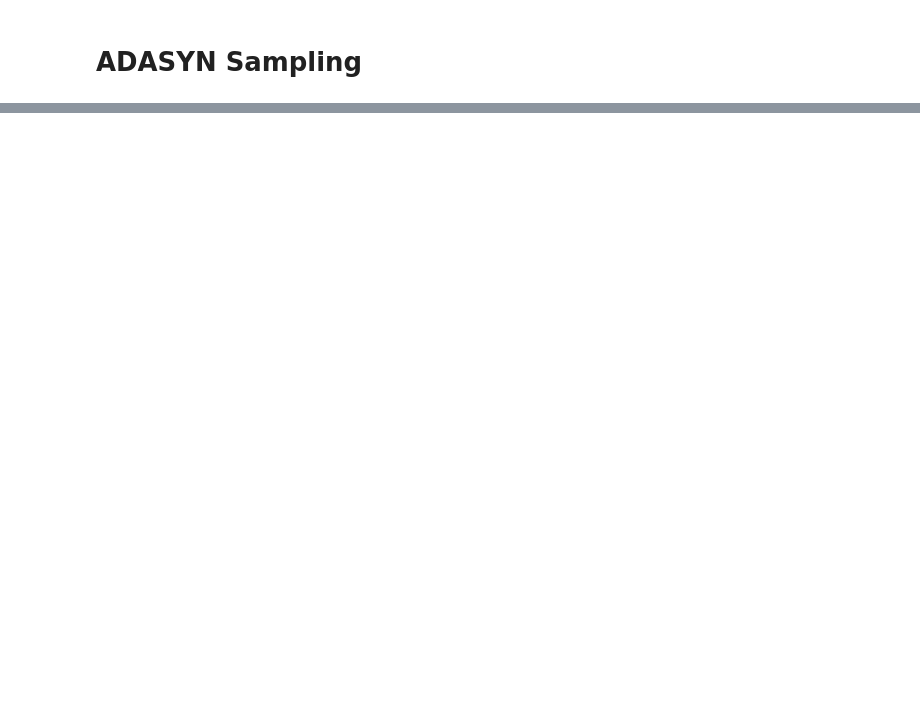
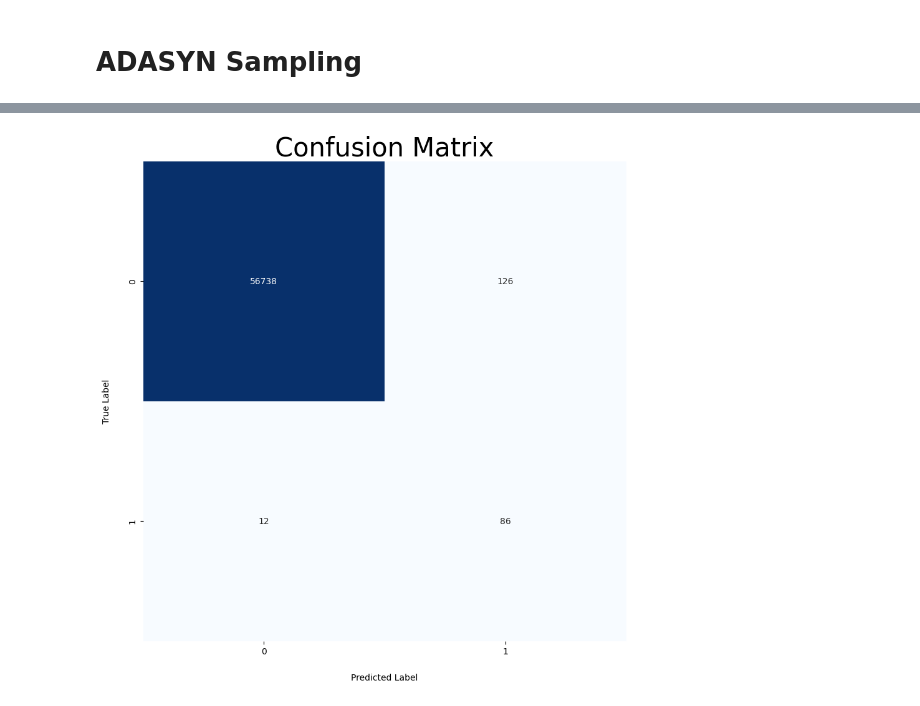
Before and after one commit to Ipouyall/DeepNeuralNetworkExploration, a Jupyter notebook: 09_CreditCardFraudDetection_ADASYN/03_Fraud_Detection.ipynb, the cells around one changed output, grey strips where cells are left out. Cells and saved outputs as stored; diff of their text form; code cells hidden in the pictures; blank space fills up the shorter version.

```diff
--- a/09_CreditCardFraudDetection_ADASYN/03_Fraud_Detection.ipynb
+++ b/09_CreditCardFraudDetection_ADASYN/03_Fraud_Detection.ipynb
@@ -225,15 +227,14 @@ from torch import nn
 class CCFraudDetector(nn.Module):
   def __init__(self, input_features, output_features):
     super(CCFraudDetector, self).__init__()
-    pad = 1 if input_features%2==0 else 0
     self.network = nn.Sequential(
-      nn.Conv1d(in_channels=input_features, out_channels=32, kernel_size=2, padding=pad),
+      nn.Conv1d(in_channels=input_features, out_channels=32, kernel_size=2, padding=1),
       nn.ReLU(),
       nn.BatchNorm1d(num_features=32),
       nn.MaxPool1d(kernel_size=2, stride=2),
       nn.Dropout(p=0.2),
 
-      nn.Conv1d(in_channels=32, out_channels=64, kernel_size=2),
+      nn.Conv1d(in_channels=32, out_channels=64, kernel_size=2, padding=1),
       nn.ReLU(),
       nn.BatchNorm1d(64),
       nn.MaxPool1d(kernel_size=2, stride=2),
@@ -250,7 +251,17 @@ class CCFraudDetector(nn.Module):
     )
 
   def forward(self, x):
+    x = x.unsqueeze(-1)
+
+    # out = x
+    # for module in self.network.children():
+    #   print(module.__class__.__name__)
+    #   print(f">> Input:: {np.shape(out)}")
+    #   out = module(out)
+    #   print(f"<< Output:: {np.shape(out)}")
+
     out = self.network(x)
+
     return out
 # %% [markdown]
 # Train Utils
@@ -407,12 +422,14 @@ def generate_confusion_matrix(model, dataset):
   probabilities = []
   labels = []
 
-  for samples, labels in tqdm(loader, leave=False, desc="Generate data"):
+  for samples, label in tqdm(loader, leave=False, desc="Generate data"):
+    samples = samples.to(DEVICE)
+    label = label.to(DEVICE)
 
-      probs = model(samples)
+    probs = model(samples)
 
-      probabilities.append(probs.detach())
-      labels.append(labels.detach())
+    probabilities.append(probs.detach())
+    labels.append(label.detach())
 
   probabilities = torch.cat(probabilities, dim=0)
   _, predicted = torch.max(probabilities.detach(), dim=1)
@@ -500,0 +751,7 @@ gc.collect()
+# %%
+cls_report = generate_confusion_matrix(
+    model=model,
+    dataset=test_set,
+)
+# %% [output]
+[figure, added]
```
Also changed, not shown: parts of 28 cells of this notebook.
